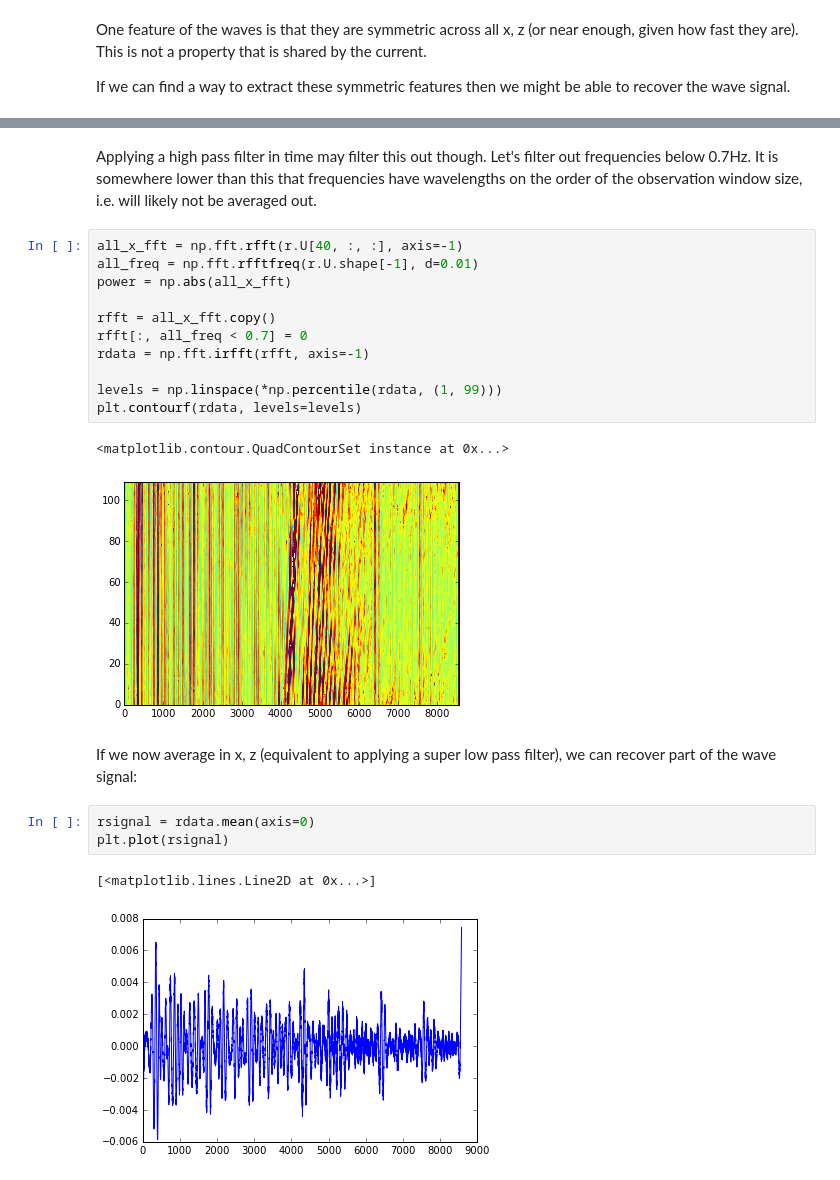
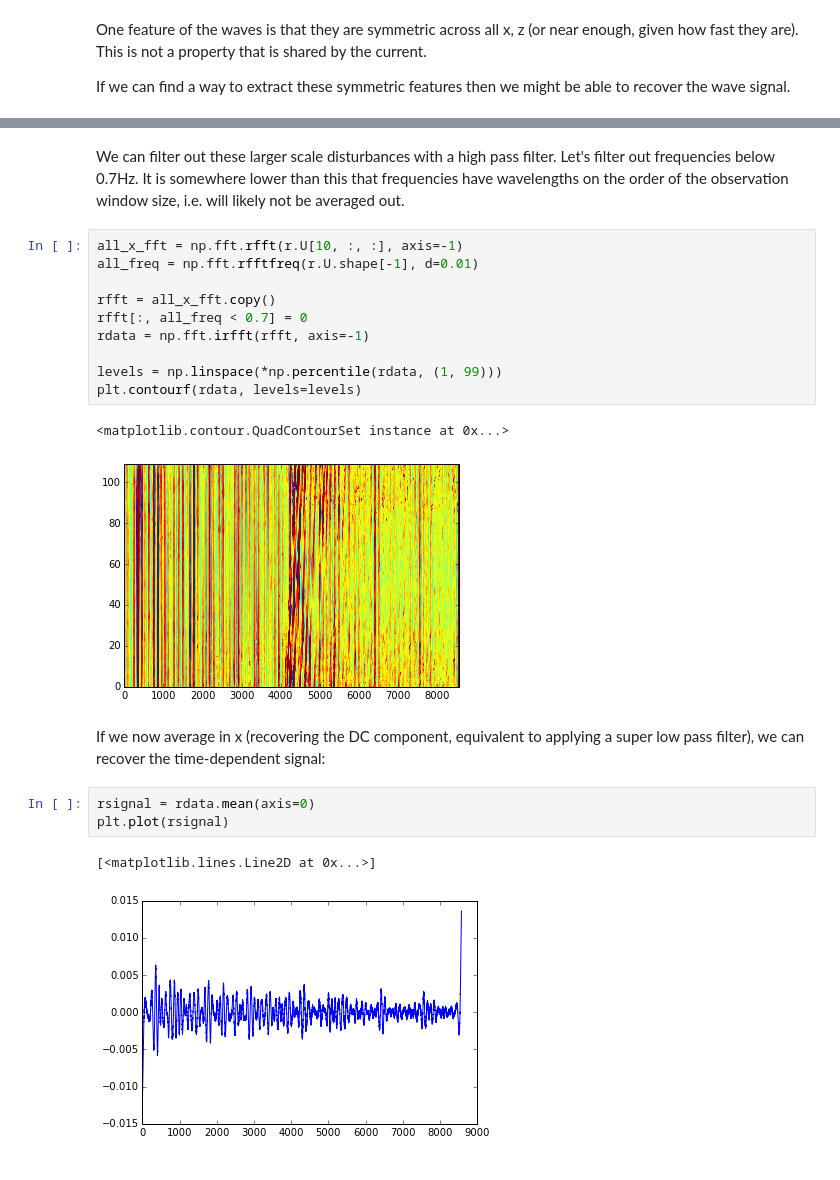
Before and after one commit to aaren/thesis, a Jupyter notebook: chapters/turbulence/wave-subtraction/summary.ipynb, the cells around one changed output, grey strips where cells are left out. Cells and saved outputs as stored; diff of their text form.

```diff
--- a/chapters/turbulence/wave-subtraction/summary.ipynb
+++ b/chapters/turbulence/wave-subtraction/summary.ipynb
@@ -118,24 +258,23 @@ plt.plot(mean_signal)
 # %% [markdown]
-Applying a high pass filter in time may filter this out though. Let's filter out frequencies below 0.7Hz. It is somewhere lower than this that frequencies have wavelengths on the order of the observation window size, i.e. will likely not be averaged out.
+We can filter out these larger scale disturbances with a high pass filter. Let's filter out frequencies below 0.7Hz. It is somewhere lower than this that frequencies have wavelengths on the order of the observation window size, i.e. will likely not be averaged out.
 # %%
-all_x_fft = np.fft.rfft(r.U[40, :, :], axis=-1)
+all_x_fft = np.fft.rfft(r.U[10, :, :], axis=-1)
 all_freq = np.fft.rfftfreq(r.U.shape[-1], d=0.01)
-power = np.abs(all_x_fft)
 
 rfft = all_x_fft.copy()
 rfft[:, all_freq < 0.7] = 0
 rdata = np.fft.irfft(rfft, axis=-1)
 
 levels = np.linspace(*np.percentile(rdata, (1, 99)))
 plt.contourf(rdata, levels=levels)
 # %% [output]
 <matplotlib.contour.QuadContourSet instance at 0x...>
-[figure, old version]
+[figure, new version]
 # %% [markdown]
-If we now average in x, z (equivalent to applying a super low pass filter), we can recover part of the wave signal:
+If we now average in x (recovering the DC component, equivalent to applying a super low pass filter), we can recover the time-dependent signal:
 # %%
 rsignal = rdata.mean(axis=0)
 plt.plot(rsignal)
 # %% [output]
 [<matplotlib.lines.Line2D at 0x...>]
-[figure, old version]
+[figure, new version]
```
Also changed, not shown: parts of 84 cells of this notebook.
